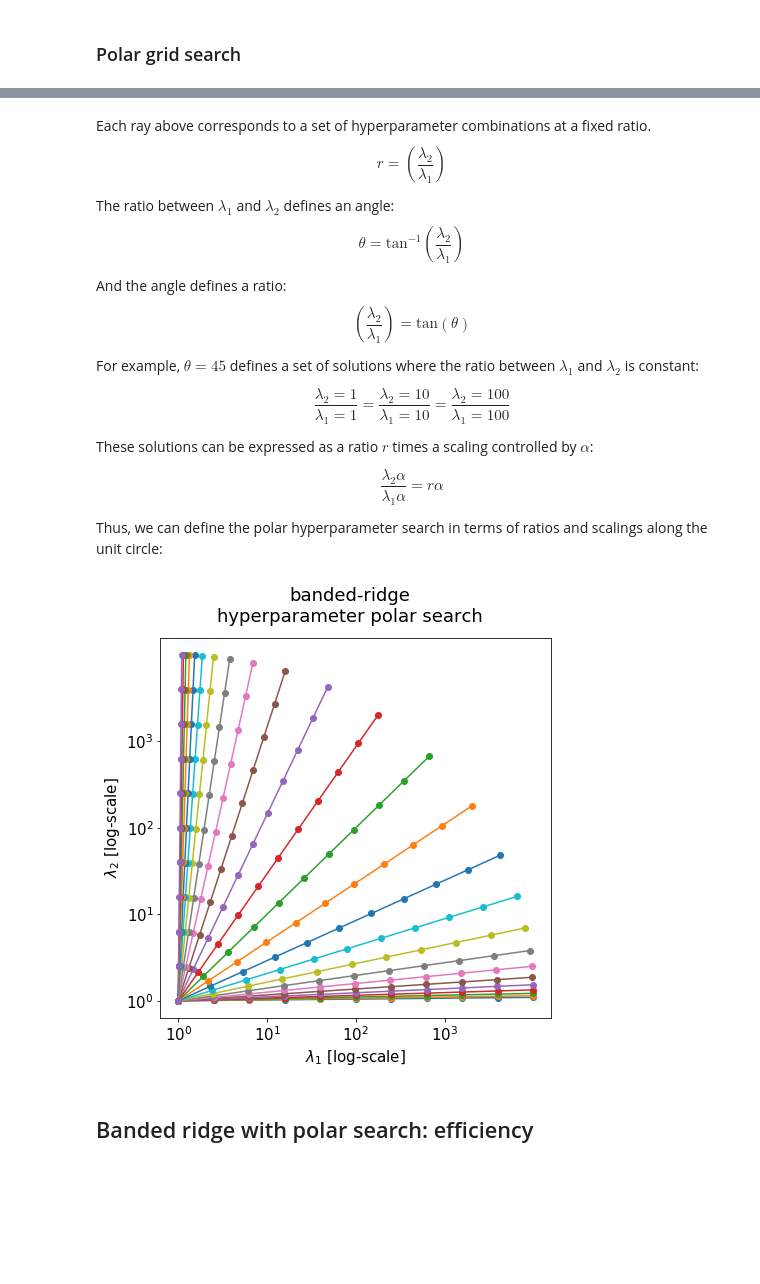
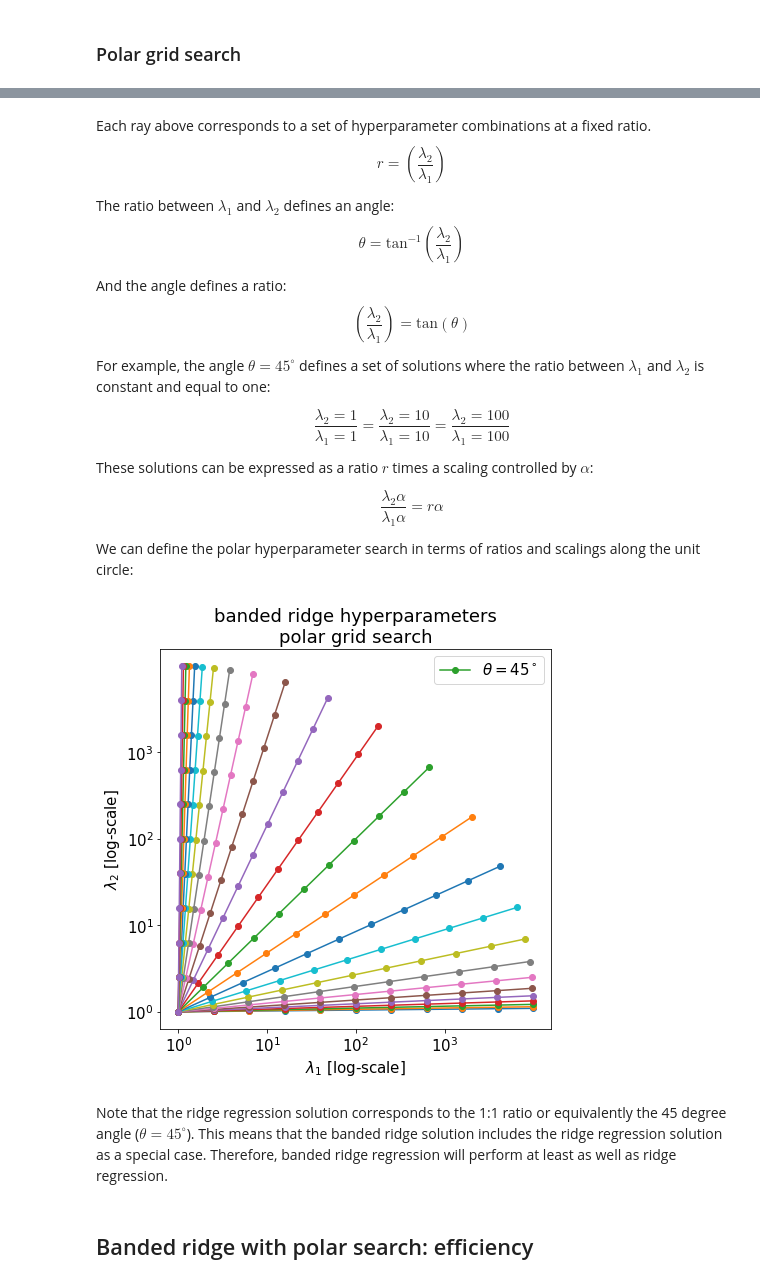
Before and after one commit to gallantlab/tikreg, a Jupyter notebook: examples/tutorial_banded_ridge_polar.ipynb, the cells around one changed output, grey strips where cells are left out. Drawn from its saved outputs; the diff is of its cells as text; code cells hidden in the pictures; blank space fills up the shorter version.

```diff
--- a/examples/tutorial_banded_ridge_polar.ipynb
+++ b/examples/tutorial_banded_ridge_polar.ipynb
@@ -130,7 +124,7 @@ $$\theta = \text{tan}^{-1}\left(\frac{\lambda_2}{\lambda_1}\right)$$
 And the angle defines a ratio:
 $$\left(\frac{\lambda_2}{\lambda_1}\right) = \text{tan}(\theta)$$
 
-For example, $\theta=45$ defines a set of solutions where the ratio between $\lambda_1$ and $\lambda_2$ is constant:
+For example, the angle $\theta=45^{\circ}$ defines a set of solutions where the ratio between $\lambda_1$ and $\lambda_2$ is constant and equal to one:
 
 $$\frac{\lambda_2=1}{\lambda_1=1} = \frac{\lambda_2=10}{\lambda_1=10} = \frac{\lambda_2=100}{\lambda_1=100}$$
 
@@ -138,32 +132,38 @@ These solutions can be expressed as a ratio $r$ times a scaling controlled by $\
 
 $$\frac{\lambda_2 \alpha}{\lambda_1\alpha} = r \alpha$$
 
-Thus, we can define the polar hyperparameter search in terms of ratios and scalings along the unit circle:
+We can define the polar hyperparameter search in terms of ratios and scalings along the unit circle:
 # %%
 # Sampling in terms of ratios and scalings
 alphas = np.logspace(0,4,11)
 ratios = np.logspace(-2,2,25)
 
 fig = plt.figure()
 ax = fig.add_subplot(1,1,1)
 
 for ratio in ratios:
     angle = np.arctan(ratio)
     ypos = np.sin(angle)*np.log10(alphas)
     xpos = np.cos(angle)*np.log10(alphas)
-    ax.plot(xpos, ypos, 'o-')
+    label = None
+    if np.allclose(angle, np.deg2rad(45)):
+        label = r'$\theta = 45^\circ$'
+    ax.plot(xpos, ypos, 'o-', label=label)
 
 ax.set_xticks([0, 1, 2, 3], minor=False)
 ax.set_yticks([0, 1, 2, 3], minor=False)
 __ = ax.set_xticklabels(['$10^0$', '$10^1$', '$10^2$', '$10^3$'], fontsize=15)
 __ = ax.set_yticklabels(['$10^0$', '$10^1$', '$10^2$', '$10^3$'], fontsize=15)
 
 # Labels
 ax.set_xlabel(r'$\lambda_1$ [log-scale]')
 ax.set_ylabel(r'$\lambda_2$ [log-scale]')
-__ = fig.suptitle('banded-ridge\nhyperparameter polar search')
+ax.legend(loc='best')
+__ = ax.set_title('banded ridge hyperparameters\npolar grid search')
 # %% [output]
-[figure, old version]
+[figure, new version]
+# %% [markdown]
+Note that the ridge regression solution corresponds to the 1:1 ratio or equivalently the 45 degree angle ($\theta = 45^\circ$). This means that the banded ridge solution includes the ridge regression solution as a special case. Therefore, banded ridge regression will perform at least as well as ridge regression.
 # %% [markdown]
 ## Banded ridge with polar search: efficiency
 # %% [markdown]
```
Also changed, not shown: parts of 29 cells of this notebook.
